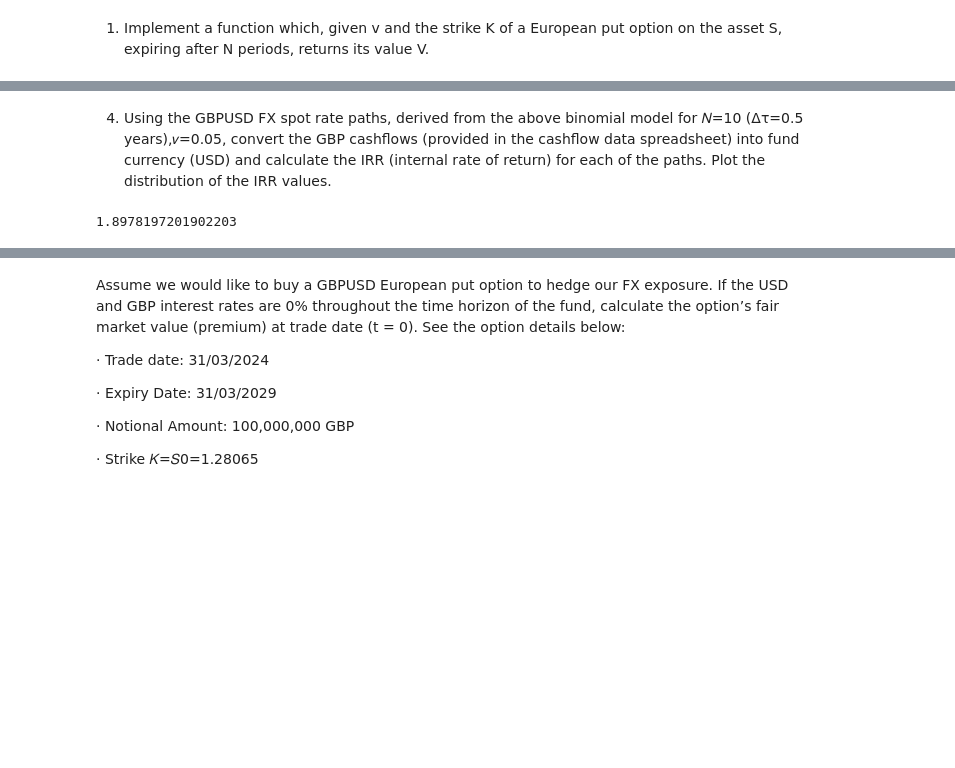
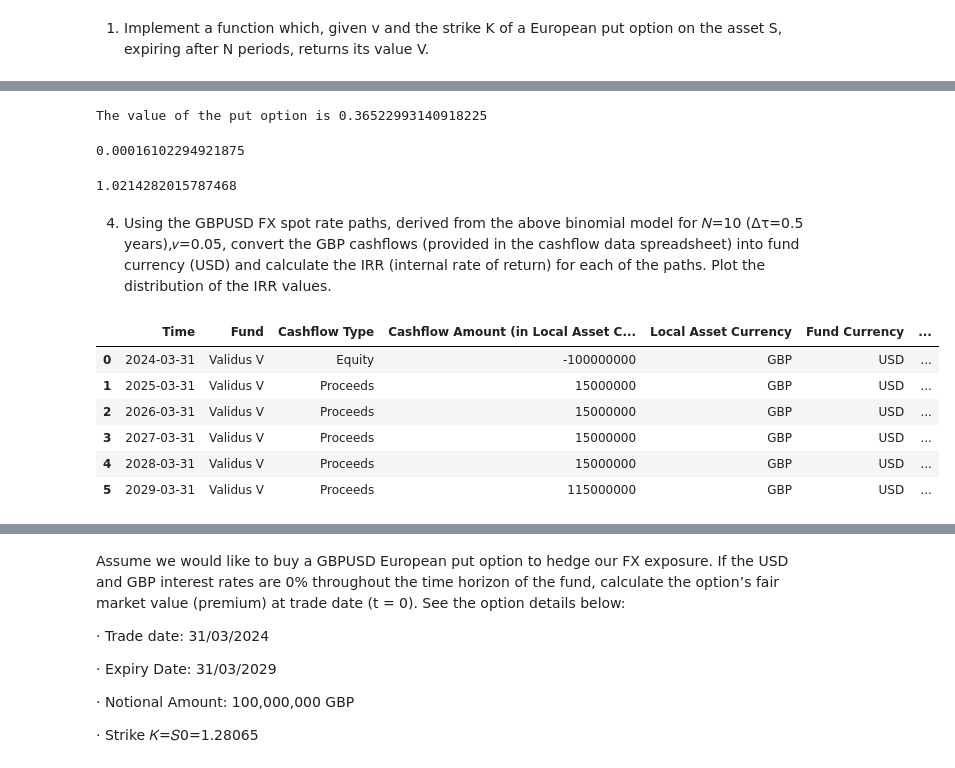
Before and after one commit to nguyenmichelle1/Case-Study-Validus, a Jupyter notebook: case.ipynb, the cells around one changed output, grey strips where cells are left out. Saved outputs shown, nothing was run; the diff lists cells and outputs as text; code cells hidden in the pictures; blank space fills up the shorter version.

```diff
--- a/case.ipynb
+++ b/case.ipynb
@@ -107,2 +43,21 @@ def expectation_max_fx(v, N):
+# %%
+V = put_option(S0 = S0,
+               v = v,
+               K = K,
+               N = N,
+               p = p)
+print(f'The value of the put option is', V)
+# %% [output]
+The value of the put option is 0.36522993140918225
+# %%
+# Calibrate v to match the given option price
+v = calibrate_v(K = K, V = V, N = 10, S0 = S0)
+v
+# %% [output]
+0.00016102294921875
+# %%
+max_s0_expectation(v = v, num_paths = 1000)
+# %% [output]
+1.0214282015787468
 # %% [markdown]
 4. Using the GBPUSD FX spot rate paths, derived from the above binomial model for 𝑁=10 (Δτ=0.5 years),𝑣=0.05, convert the GBP cashflows (provided in the cashflow data spreadsheet) into fund currency (USD) and calculate the IRR (internal rate of return) for each of the paths. Plot the distribution of the IRR values.
@@ -109,5 +68,10 @@ def expectation_max_fx(v, N):
 # %%
-expectation_max_fx(v = 0.05,
-                  N = 10)
+df
 # %% [output]
-1.8978197201902203
+|  | Time | Fund | Cashflow Type | Cashflow Amount (in Local Asset C... | Local Asset Currency | Fund Currency | ... |
+| 0 | 2024-03-31 | Validus V | Equity | -100000000 | GBP | USD | ... |
+| 1 | 2025-03-31 | Validus V | Proceeds | 15000000 | GBP | USD | ... |
+| 2 | 2026-03-31 | Validus V | Proceeds | 15000000 | GBP | USD | ... |
+| 3 | 2027-03-31 | Validus V | Proceeds | 15000000 | GBP | USD | ... |
+| 4 | 2028-03-31 | Validus V | Proceeds | 15000000 | GBP | USD | ... |
+| 5 | 2029-03-31 | Validus V | Proceeds | 115000000 | GBP | USD | ... |
```
Also changed, not shown: parts of 21 cells of this notebook, 2 other files.
